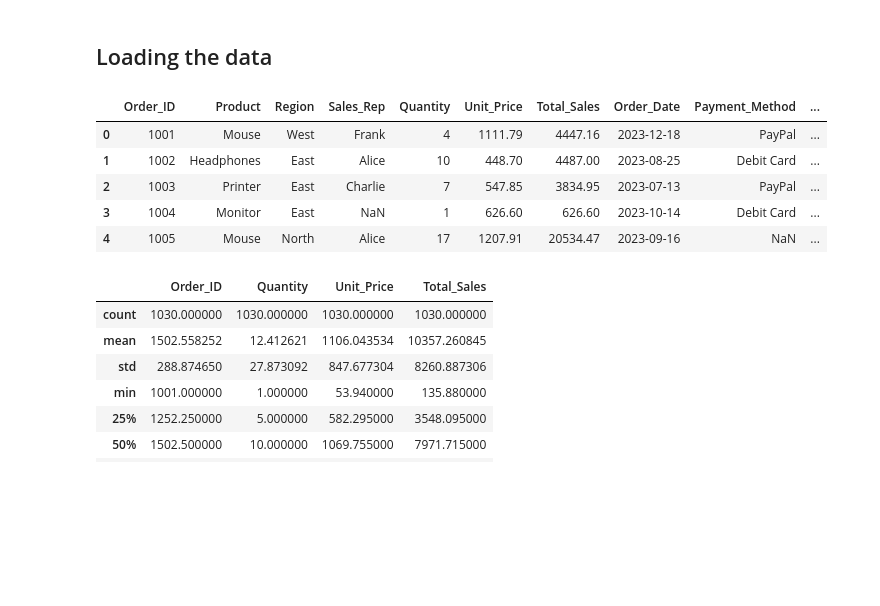
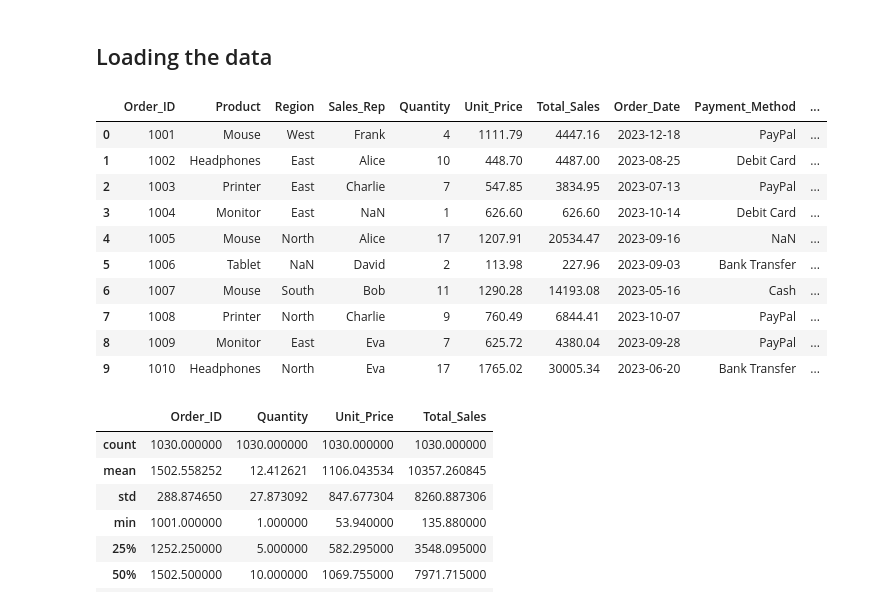
Before and after one commit to vigneshvungarala/sales_Analyzer, a Jupyter notebook: Google Colab Notebook/Sales_Analyzer.ipynb, the cells around one changed output. Drawn from its saved outputs; the diff is of its cells as text; code cells hidden in the pictures; blank space fills up the shorter version.

```diff
--- a/Google Colab Notebook/Sales_Analyzer.ipynb
+++ b/Google Colab Notebook/Sales_Analyzer.ipynb
@@ -11,14 +11,19 @@ Saving large_sales_data.csv to large_sales_data.csv
 # %%
 import pandas as pd
 sales_data=pd.read_csv("large_sales_data.csv")
-sales_data.head()
+sales_data.head(10)
 # %% [output]
 |  | Order_ID | Product | Region | Sales_Rep | Quantity | Unit_Price | Total_Sales | Order_Date | Payment_Method | ... |
 | 0 | 1001 | Mouse | West | Frank | 4 | 1111.79 | 4447.16 | 2023-12-18 | PayPal | ... |
 | 1 | 1002 | Headphones | East | Alice | 10 | 448.70 | 4487.00 | 2023-08-25 | Debit Card | ... |
 | 2 | 1003 | Printer | East | Charlie | 7 | 547.85 | 3834.95 | 2023-07-13 | PayPal | ... |
 | 3 | 1004 | Monitor | East | NaN | 1 | 626.60 | 626.60 | 2023-10-14 | Debit Card | ... |
 | 4 | 1005 | Mouse | North | Alice | 17 | 1207.91 | 20534.47 | 2023-09-16 | NaN | ... |
+| 5 | 1006 | Tablet | NaN | David | 2 | 113.98 | 227.96 | 2023-09-03 | Bank Transfer | ... |
+| 6 | 1007 | Mouse | South | Bob | 11 | 1290.28 | 14193.08 | 2023-05-16 | Cash | ... |
+| 7 | 1008 | Printer | North | Charlie | 9 | 760.49 | 6844.41 | 2023-10-07 | PayPal | ... |
+| 8 | 1009 | Monitor | East | Eva | 7 | 625.72 | 4380.04 | 2023-09-28 | PayPal | ... |
+| 9 | 1010 | Headphones | North | Eva | 17 | 1765.02 | 30005.34 | 2023-06-20 | Bank Transfer | ... |
 # %%
 sales_data.describe()
 # %% [output]
```
Also changed, not shown: parts of 6 cells of this notebook.
